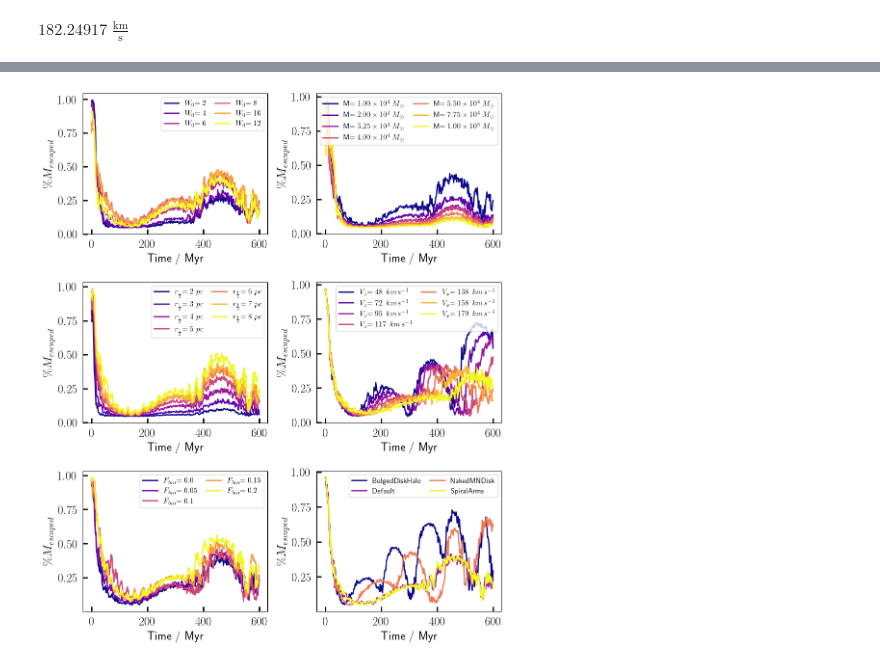
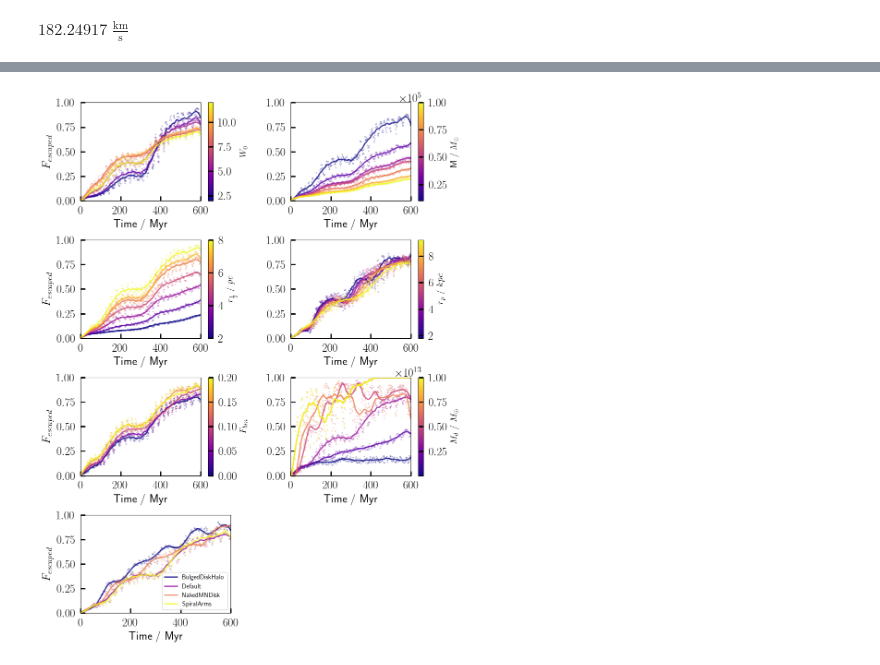
Before and after one commit to RSPicken2/stellar-streams, a Jupyter notebook: EscapersAnalysis.ipynb, the cells around one changed output, grey strips where cells are left out. Cells and saved outputs as stored; diff of their text form; code cells hidden in the pictures.

```diff
--- a/EscapersAnalysis.ipynb
+++ b/EscapersAnalysis.ipynb
@@ -114,7 +114,7 @@ plt.show()
 times = np.linspace(0, 600, 300)
 all_runs_data_sweep = {exp.name: get_runs_data(source + '/' + exp.name, times=times) for exp in e.exlist}
 # %%
-all_escaped_perc = map_leaves(all_runs_data_sweep, find_escaped_perc, potential=MWPotential2014, mp_bins=50, mp_rmax=10**5)
+all_escaped_perc = map_leaves(all_runs_data_sweep, find_escaped_perc, potential=disk, mp_bins=50, mp_rmax=10**5)
 
 all_tidal_radii = map_leaves(all_runs_data_sweep, lambda x: x.attrs['r_tide'])
 # %%
@@ -160,7 +175,7 @@ escaped_perc_by_run = all_escaped_perc[ex.name]
 
 fig, ax = plt.subplots()
 for run, C_by_time in escaped_perc_by_run.items():
-    escaped_percs = np.asarray([p for p, idx in C_by_time.values()])
+    escaped_percs = np.asarray([p for p, idx, mass_profile in C_by_time.values()])
     times = np.array(list(C_by_time.keys()))
 
     order = np.argsort(times)
@@ -169,7 +184,7 @@ for run, C_by_time in escaped_perc_by_run.items():
     ax.plot(times, escaped_percs,
             label=ex.FormatLabel(run), linewidth=2)
 
-#ax.set_yscale('log')
+ax.set_yscale('log')
 
 ax.set_xlabel('Time / Myr')
 #ax.set_ylabel(r'$M_{escaped}$ / $M_\odot$')
@@ -187,36 +202,62 @@ plt.show()
 # %%
 cols = 2
+savgol_width=50
 fig, axes = plt.subplots(int(np.ceil(len(e.exlist)/cols)),cols,
                          figsize=(10,2.*len(e.exlist)))
 
 
-for (ex, ax) in zip(e.exlist, axes.flatten()):
+for j, (ex, ax) in enumerate(zip(e.exlist, axes.flatten())):
 
     escaped_perc_by_run = all_escaped_perc[ex.name]
     colours = plt.cm.plasma(np.linspace(0, 1, len(escaped_perc_by_run)))
     for i, (run, C_by_time) in enumerate(escaped_perc_by_run.items()):
-        escaped_percs = np.asarray([p for p, idx in C_by_time.values()])
+        escaped_percs = np.asarray([p for p, idx, mp in C_by_time.values()])
         times = np.array(list(C_by_time.keys()))
 
         order = np.argsort(times)
         times, escaped_percs = times[order], escaped_percs[order]
 
-        ax.plot(times, escaped_percs,
-                label=ex.FormatLabel(run),
-                linewidth=2, color=colours[i])
+        ax.scatter(times, escaped_percs,
+                s=2, color=colours[i],
+                alpha=0.2)
+
+        smooth = savgol_filter(escaped_percs, savgol_width, 3, axis=0)
+
+        ax.plot(times, smooth, label=ex.FormatLabel(run), linewidth=2,
+                color=colours[i], alpha=0.8)
+
 
     #ax.set_yscale('log')
+    ax.set_ylim([0,1])
+    ax.set_xlim([0,600])
 
     ax.set_xlabel('Time / Myr')
     #ax.set_ylabel(r'$M_{escaped}$ / $M_\odot$')
-    ax.set_ylabel(r'$\%M_{escaped}$')
+    if j % cols == 0:
+        ax.set_ylabel(r'$F_{escaped}$')
+
+    if ex.formattable:
+        runs = list(escaped_perc_by_run.keys())
+        norm = plt.Normalize(min(runs), max(runs))
+        sm = plt.cm.ScalarMappable(cmap=plt.cm.plasma, norm=norm)
+        sm.set_array([])
+        cbar = fig.colorbar(sm, ax=ax)
+        cbar.set_label(ex.FormatColBar(), fontsize=14)
+
+        fmt = ScalarFormatter(useMathText=True)
+        fmt.set_powerlimits((-2, 3))
+        cbar.ax.yaxis.set_major_formatter(fmt)
+    else:
+        ax.legend(fontsize=10, loc='lower right')
+    #ax.legend(loc='upper right', #bbox_to_anchor=(0.5, -0.3),
+     #     ncol=2, fontsize=11, columnspacing=1.2)
+
+axes.flatten()[-1].set_visible(False)
 
 
-    ax.legend(loc='upper right', #bbox_to_anchor=(0.5, -0.3),
-          ncol=2, fontsize=11, columnspacing=1.2)
-
-plt.tight_layout()
-#plt.savefig('Images/M_Escapers.png')
+fig.subplots_adjust(hspace=0.4)
+fig.subplots_adjust(wspace=0.4)
+plt.savefig('Images/M_Escapers.png')
 plt.show()
 # %% [output]
-[figure, old version]
+[figure, new version]
```
Also changed, not shown: parts of 6 cells of this notebook, 31 other files.
